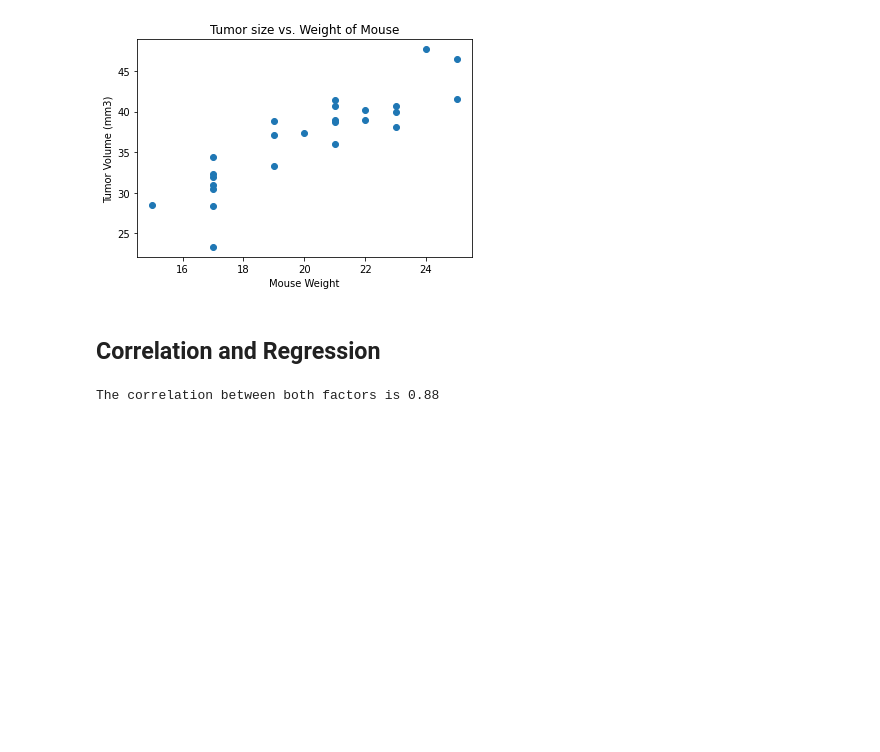
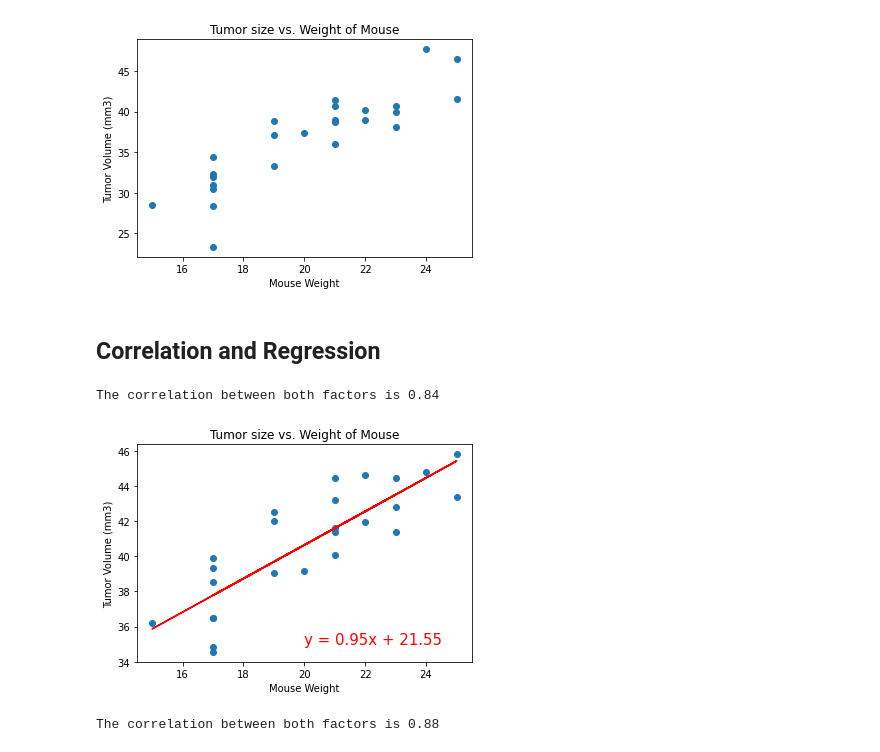
Before and after one commit to njmorr/matplotlib-challenge, a Jupyter notebook: pymaceuticals.ipynb, the cells around one changed output. Cells and saved outputs as stored; diff of their text form; code cells hidden in the pictures; blank space fills up the shorter version.

```diff
--- a/pymaceuticals.ipynb
+++ b/pymaceuticals.ipynb
@@ -556,5 +573,27 @@ plt.show()
 [figure]
 # %% [markdown]
 ## Correlation and Regression
+# %%
+# Calculate the correlation coefficient and linear regression model
+# for mouse weight and AVERAGE tumor volume for the Capomulin regimen
+
+avg_correlation = st.pearsonr(avg_x_values, avg_y_values)
+
+(slope, intercept, rvalue, pvalue, stderr) = linregress(avg_x_values, avg_y_values)
+regress_values = avg_x_values * slope + intercept
+line_eq = "y = " + str(round(slope,2)) + "x + " + str(round(intercept,2))
+
+plt.scatter(avg_x_values, avg_y_values)
+plt.plot(avg_x_values,regress_values,"r-")
+plt.annotate(line_eq,(20,35),fontsize=15,color="red")
+plt.xlabel("Mouse Weight")
+plt.ylabel("Tumor Volume (mm3)")
+plt.title("Tumor size vs. Weight of Mouse")
+
+print(f"The correlation between both factors is {round(avg_correlation[0],2)}")
+plt.show()
+# %% [output]
+The correlation between both factors is 0.84
+[figure, added]
 # %%
 # Calculate the correlation coefficient and linear regression model
```
Also changed, not shown: parts of 2 cells of this notebook.
